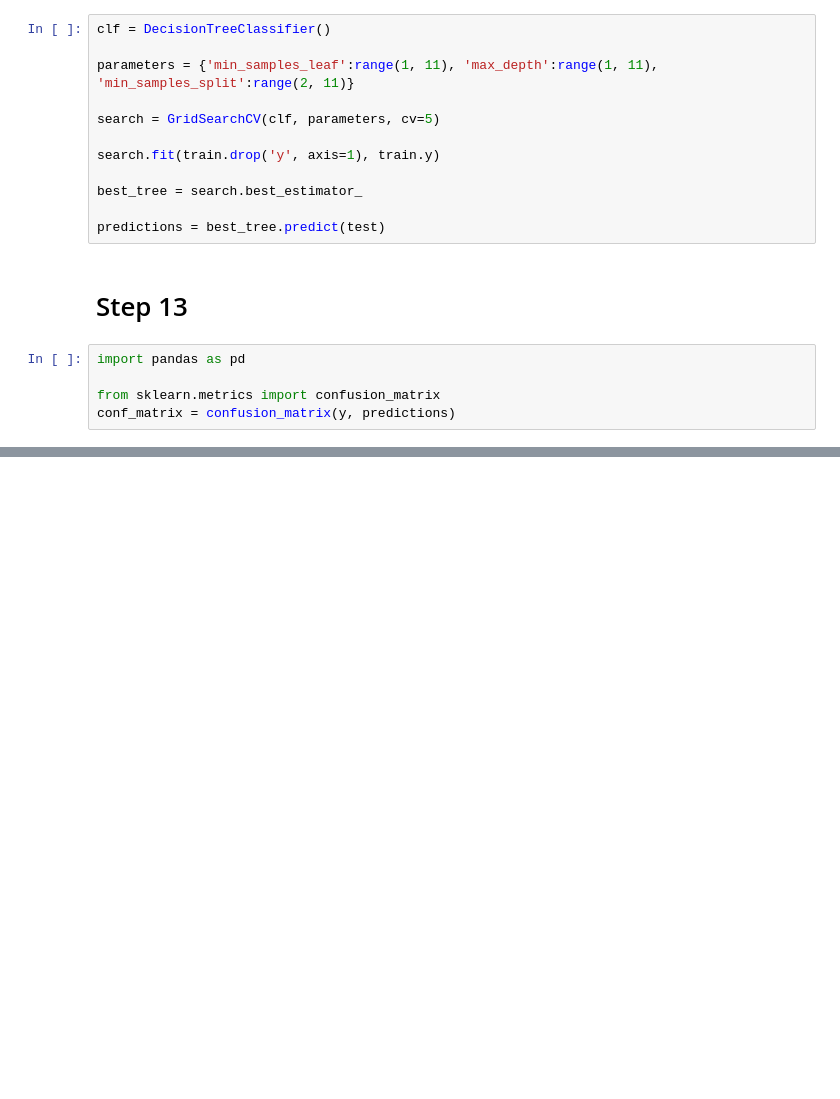
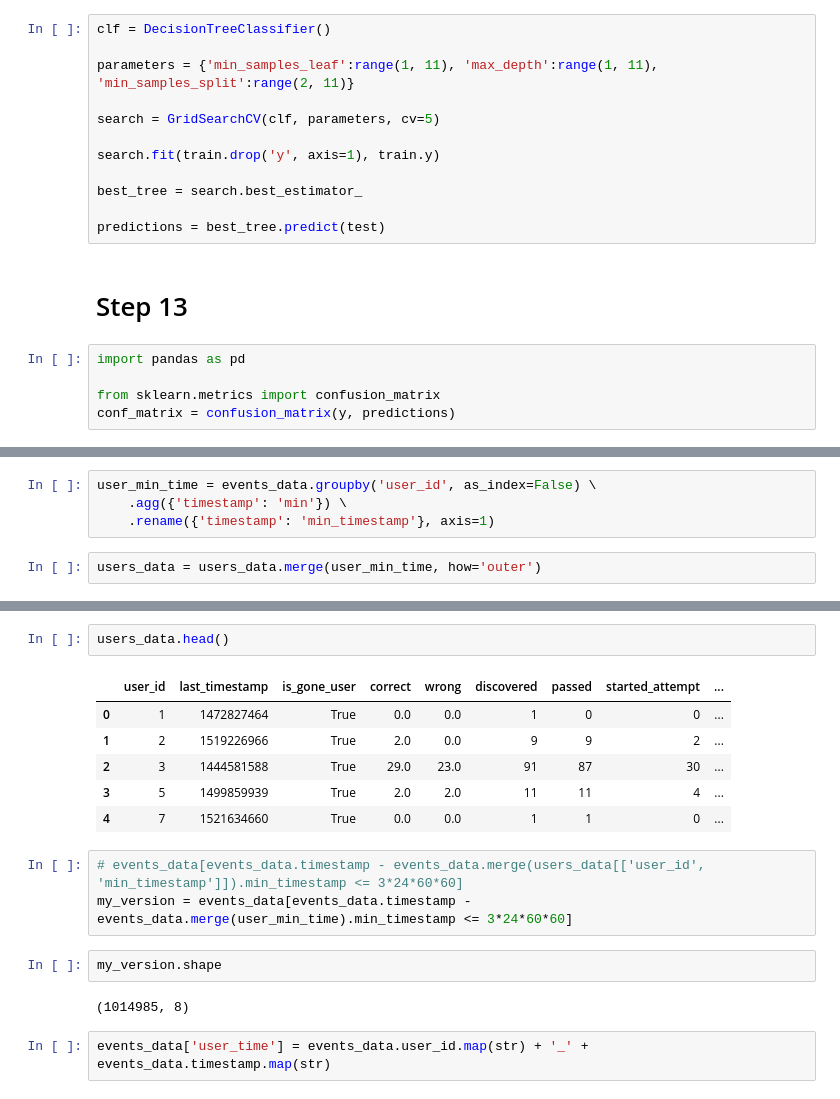
Before and after one commit to SeriousPetrovich/Super_Courses, a Jupyter notebook: Введение в Data Science и машинное обучение/2_Решающие_деревья.ipynb, the cells around one changed output, grey strips where cells are left out. Drawn from its saved outputs; the diff is of its cells as text; blank space fills up the shorter version.

```diff
--- a/Введение в Data Science и машинное обучение/2_Решающие_деревья.ipynb
+++ b/Введение в Data Science и машинное обучение/2_Решающие_деревья.ipynb
@@ -763,0 +807,6 @@ a.bit_length()
+# %%
+user_min_time = events_data.groupby('user_id', as_index=False) \
+    .agg({'timestamp': 'min'}) \
+    .rename({'timestamp': 'min_timestamp'}, axis=1)
+# %%
+users_data = users_data.merge(user_min_time, how='outer')
@@ -763,0 +830,18 @@ a.bit_length()
+# %%
+users_data.head()
+# %% [output]
+|  | user_id | last_timestamp | is_gone_user | correct | wrong | discovered | passed | started_attempt | ... |
+| 0 | 1 | 1472827464 | True | 0.0 | 0.0 | 1 | 0 | 0 | ... |
+| 1 | 2 | 1519226966 | True | 2.0 | 0.0 | 9 | 9 | 2 | ... |
+| 2 | 3 | 1444581588 | True | 29.0 | 23.0 | 91 | 87 | 30 | ... |
+| 3 | 5 | 1499859939 | True | 2.0 | 2.0 | 11 | 11 | 4 | ... |
+| 4 | 7 | 1521634660 | True | 0.0 | 0.0 | 1 | 1 | 0 | ... |
+# %%
+# events_data[events_data.timestamp - events_data.merge(users_data[['user_id', 'min_timestamp']]).min_timestamp <= 3*24*60*60]
+my_version = events_data[events_data.timestamp - events_data.merge(user_min_time).min_timestamp <= 3*24*60*60]
+# %%
+my_version.shape
+# %% [output]
+(1014985, 8)
+# %%
+events_data['user_time'] = events_data.user_id.map(str) + '_' + events_data.timestamp.map(str)
```
Also changed, not shown: parts of 33 cells of this notebook.
